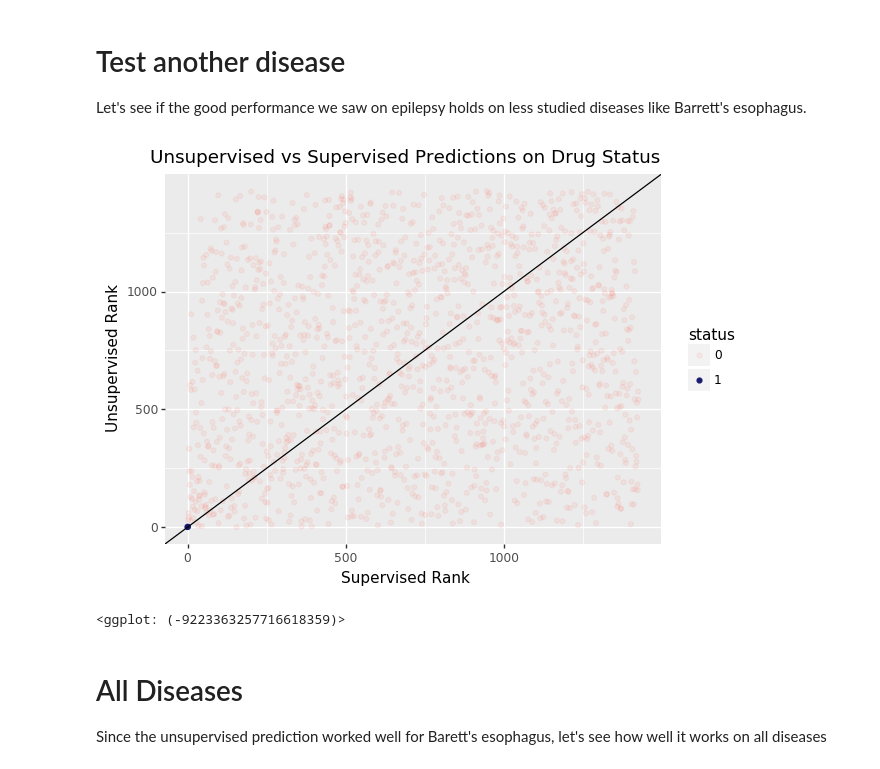
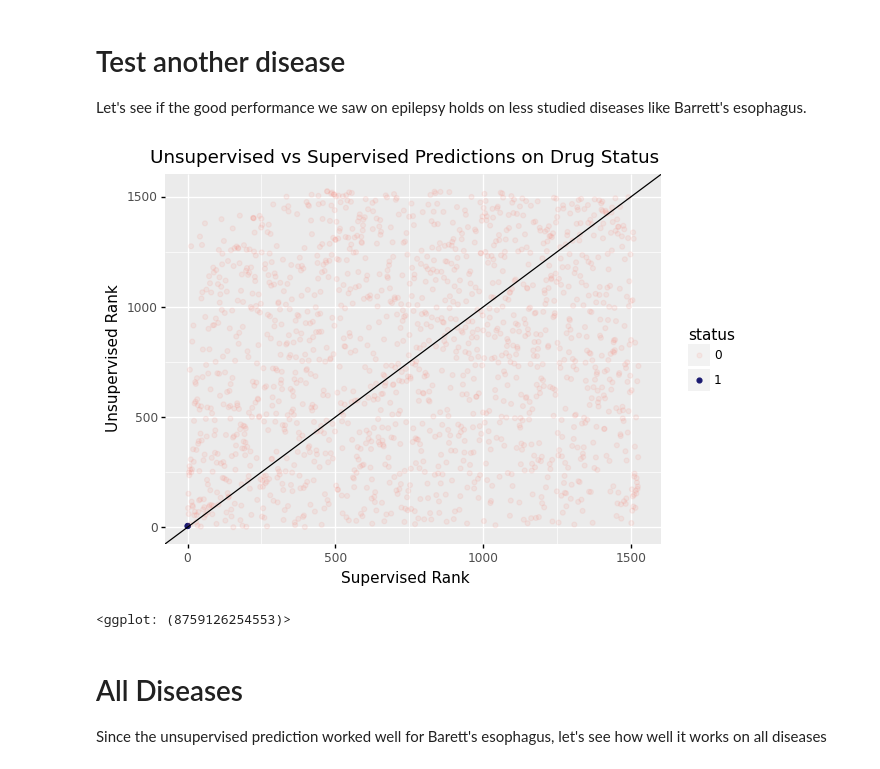
Before and after one commit to greenelab/connectivity-search-analyses, a Jupyter notebook: 11.compound-ranking-comparison.ipynb, the cells around one changed output. Saved outputs shown, nothing was run; the diff lists cells and outputs as text; code cells hidden in the pictures.

```diff
--- a/11.compound-ranking-comparison.ipynb
+++ b/11.compound-ranking-comparison.ipynb
@@ -18,15 +18,21 @@ epilepsy_id = 'DOID:1826'
 
 supervised_predictions_df = pandas.read_csv('https://raw.githubusercontent.com/dhimmel/learn/b2460a1ecdec1078d673634688784f3eb5e3fc43/prediction/predictions/probabilities.tsv', sep='\t')
 # %%
-query_template = f'''\
-SELECT dwpc, p_value, metapath_id, source_node.name AS source_name,
-         target_node.name AS target_name, source_node.identifier AS source_identifier
+query_template = '''\
+SELECT
+  dwpc,
+  p_value,
+  metapath_id,
+  source_node.name AS source_name,
+  target_node.name AS target_name,
+  source_node.identifier AS source_identifier
 FROM dj_hetmech_app_pathcount pc
 JOIN dj_hetmech_app_node source_node
    ON pc.source_id = source_node.id
 JOIN dj_hetmech_app_node target_node
    ON pc.target_id = target_node.id
-WHERE target_node.identifier='{disease_id}' OR source_node.identifier='{disease_id}'
+WHERE (target_node.identifier='{disease_id}' AND source_node.metanode_id='Compound')
+  OR (source_node.identifier='{disease_id}' AND target_node.metanode_id='Compound')
 ORDER BY pc.p_value
 '''
 
@@ -35,12 +41,11 @@ def construct_disease_query(disease_id):
     # that the matching node is of the correct type e.g. Disease
     return query_template.format(disease_id=disease_id)
 
-def get_disease_df(disease_id, db_password, supervised_predictions_df):
+def get_disease_df(disease_id, supervised_predictions_df):
+    # Get the unsupervised compound information for a given disease
     query = construct_disease_query(disease_id)
-    connection = get_db_connection()
-
-    # Get the unsupervised compound information for a given disease
-    metapaths = pandas.read_sql(query, connection)
+    with get_db_connection() as connection:
+        metapaths = pandas.read_sql(query, connection)
 
     # If the source node is a disease instead of a compound, swap it with the target node
     reversed_indices = metapaths['source_identifier'] == disease_id
@@ -191,20 +205,21 @@ epilepsy_df[epilepsy_df['source_name'] == 'Betamethasone']
 Let's see if the good performance we saw on epilepsy holds on less studied diseases like Barrett's esophagus.
 # %%
 barretts_id = 'DOID:9206'
-barretts_df = get_disease_df(barretts_id, db_password, supervised_predictions_df)
+barretts_df = get_disease_df(barretts_id, supervised_predictions_df)
 # %%
 barretts_df['status'] = barretts_df['status'].astype('category')
 
-(ggplot(barretts_df, aes('supervised_rank', 'unsupervised_rank', color='status', alpha='status'))
-+ geom_point()
-+ labs(x = 'Supervised Rank', y = 'Unsupervised Rank')
-+ geom_abline(intercept=0, slope=1)
-+ scale_color_manual(['salmon', 'midnightblue'])
-+ ggtitle('Unsupervised vs Supervised Predictions on Drug Status')
+(
+    p9.ggplot(barretts_df, p9.aes('supervised_rank', 'unsupervised_rank', color='status', alpha='status'))
+    + p9.geom_point()
+    + p9.labs(x = 'Supervised Rank', y = 'Unsupervised Rank')
+    + p9.geom_abline(intercept=0, slope=1)
+    + p9.scale_color_manual(['salmon', 'midnightblue'])
+    + p9.ggtitle('Unsupervised vs Supervised Predictions on Drug Status')
 )
 # %% [output]
-[figure, old version]
+[figure, new version]
-<ggplot: (-9223363257716618359)>
+<ggplot: (8759126254553)>
 # %% [markdown]
 # All Diseases
 Since the unsupervised prediction worked well for Barett's esophagus, let's see how well it works on all diseases
```
Also changed, not shown: parts of 18 cells of this notebook, 7 other files.
